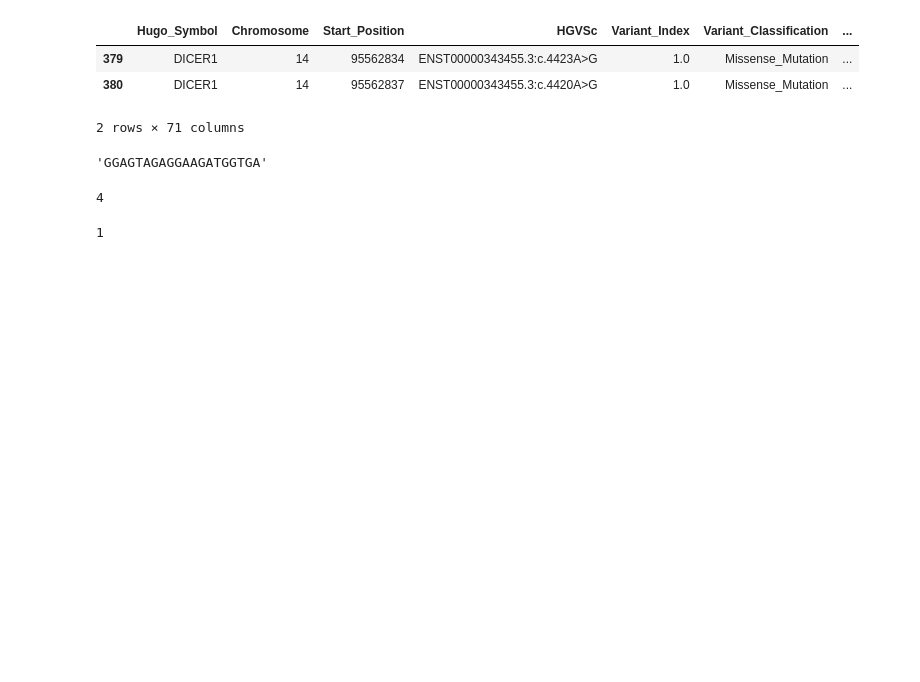
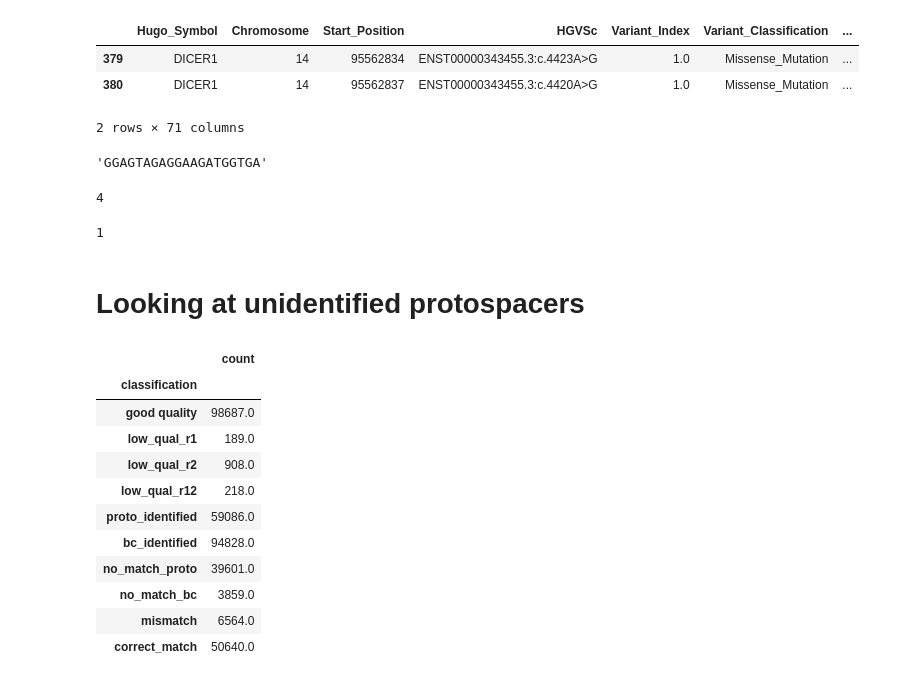
Before and after one commit to samgould2/base-editing-sensor-analysis, a Jupyter notebook: pipeline_testing.ipynb, the cells around one changed output. Drawn from its saved outputs; the diff is of its cells as text; code cells hidden in the pictures; blank space fills up the shorter version.

```diff
--- a/pipeline_testing.ipynb
+++ b/pipeline_testing.ipynb
@@ -114,3 +119,5 @@ count_off_diag
 hammingDist('ATCGA', 'ATGGA', fillchar = '-')
 # %% [output]
 1
+# %% [markdown]
+# Looking at unidentified protospacers
@@ -116,0 +316,15 @@ hammingDist('ATCGA', 'ATGGA', fillchar = '-')
+# %%
+class_df
+# %% [output]
+|  | count |
+| classification |  |
+| good quality | 98687.0 |
+| low_qual_r1 | 189.0 |
+| low_qual_r2 | 908.0 |
+| low_qual_r12 | 218.0 |
+| proto_identified | 59086.0 |
+| bc_identified | 94828.0 |
+| no_match_proto | 39601.0 |
+| no_match_bc | 3859.0 |
+| mismatch | 6564.0 |
+| correct_match | 50640.0 |
```
Also changed, not shown: parts of 24 cells of this notebook.
